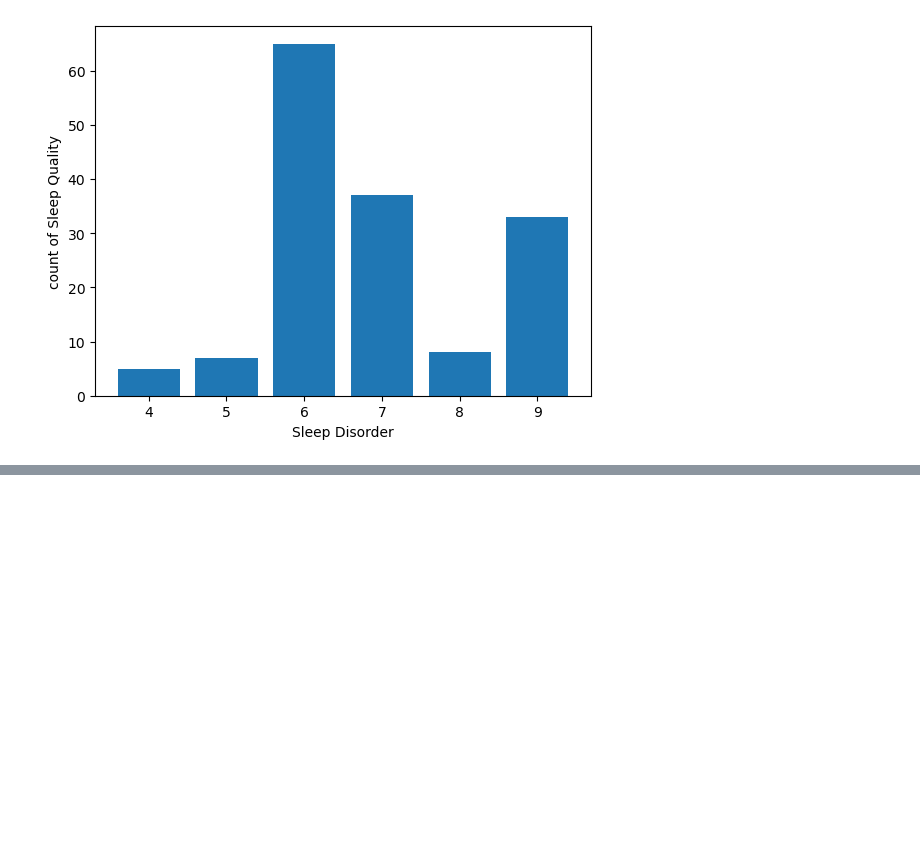
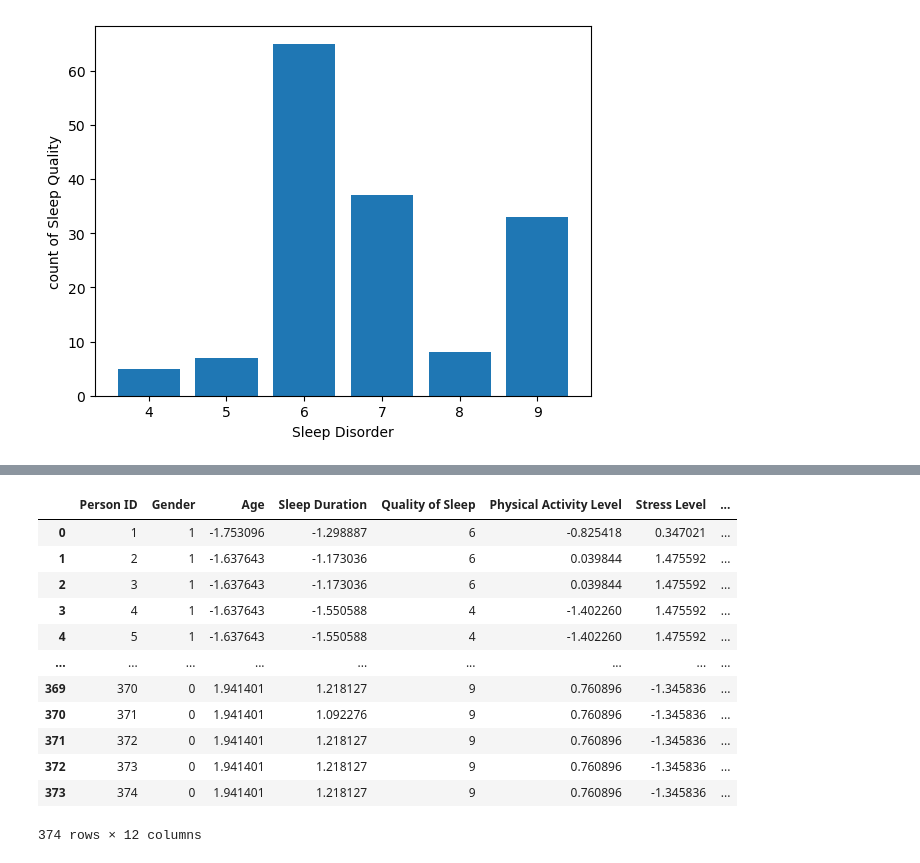
Before and after one commit to EverC0/DataProj, a Jupyter notebook: data_practice.ipynb, the cells around one changed output, grey strips where cells are left out. Saved outputs shown, nothing was run; the diff lists cells and outputs as text; code cells hidden in the pictures; blank space fills up the shorter version.

```diff
--- a/data_practice.ipynb
+++ b/data_practice.ipynb
@@ -440,0 +502,44 @@ plt.show()
+# %%
+from scipy.stats import zscore
+#
+
+New_df['Age'] = zscore(New_df['Age'])
+New_df['Sleep Duration'] = zscore(New_df['Sleep Duration'])
+New_df['Physical Activity Level'] = zscore(New_df['Physical Activity Level'])
+New_df['Stress Level'] = zscore(New_df['Stress Level'])
+# New_df['Blood Pressure'] = zscore(New_df['Blood Pressure'])
+New_df['Heart Rate'] = zscore(New_df['Heart Rate'])
+New_df['Daily Steps'] = zscore(New_df['Daily Steps'])
+
+# Split the 'Blood Pressure' column into 'Systolic' and 'Diastolic'
+New_df[['Systolic', 'Diastolic']] = New_df['Blood Pressure'].str.split('/', expand=True).astype(float)
+
+# Calculate Mean Arterial Pressure (MAP)
+New_df['MAP_bloodpressure'] = (New_df['Systolic'] + 2 * New_df['Diastolic']) / 3
+
+# Drop the original 'Blood Pressure', 'Systolic', and 'Diastolic' columns
+New_df.drop(columns=['Blood Pressure', 'Systolic', 'Diastolic'], inplace=True)
+
+New_df['MAP_bloodpressure'] = zscore(New_df['MAP_bloodpressure'])
+
+New_df = New_df.drop('Occupation', axis=1)
+
+New_df
+
+# print(X_f)
+# X_f[['Age', 'Sleep Duration', 'Physical Activity Level', 'Stress Level', 'Blood Pressure', 'Heart Rate','Daily Steps' ]] = X_f[['Age', 'Sleep Duration', 'Physical Activity Level', 'Stress Level', 'Blood Pressure', 'Heart Rate','Daily Steps' ]].apply(zscore)
+# X_f
+# %% [output]
+|  | Person ID | Gender | Age | Sleep Duration | Quality of Sleep | Physical Activity Level | Stress Level | ... |
+| 0 | 1 | 1 | -1.753096 | -1.298887 | 6 | -0.825418 | 0.347021 | ... |
+| 1 | 2 | 1 | -1.637643 | -1.173036 | 6 | 0.039844 | 1.475592 | ... |
+| 2 | 3 | 1 | -1.637643 | -1.173036 | 6 | 0.039844 | 1.475592 | ... |
+| 3 | 4 | 1 | -1.637643 | -1.550588 | 4 | -1.402260 | 1.475592 | ... |
+| 4 | 5 | 1 | -1.637643 | -1.550588 | 4 | -1.402260 | 1.475592 | ... |
+| ... | ... | ... | ... | ... | ... | ... | ... | ... |
+| 369 | 370 | 0 | 1.941401 | 1.218127 | 9 | 0.760896 | -1.345836 | ... |
+| 370 | 371 | 0 | 1.941401 | 1.092276 | 9 | 0.760896 | -1.345836 | ... |
+| 371 | 372 | 0 | 1.941401 | 1.218127 | 9 | 0.760896 | -1.345836 | ... |
+| 372 | 373 | 0 | 1.941401 | 1.218127 | 9 | 0.760896 | -1.345836 | ... |
+| 373 | 374 | 0 | 1.941401 | 1.218127 | 9 | 0.760896 | -1.345836 | ... |
+374 rows × 12 columns
```
Also changed, not shown: parts of 11 cells of this notebook.
